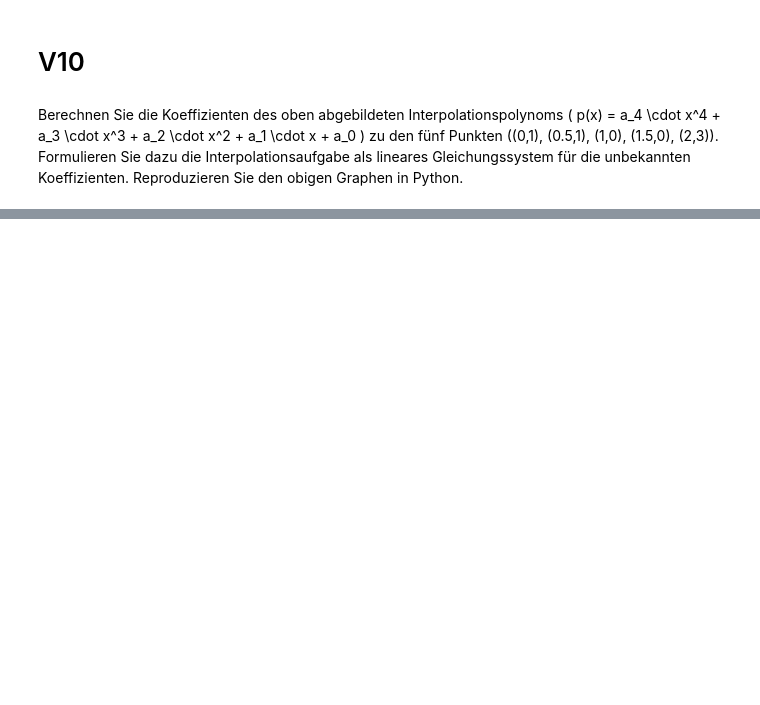
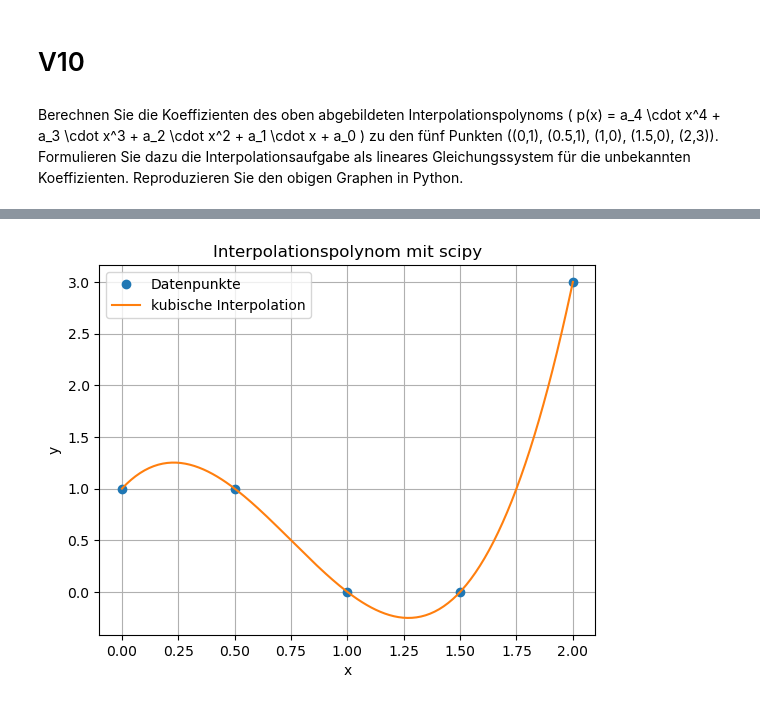
Before and after one commit to Sunkarr/ZHAW, a Jupyter notebook: Semester 4/Numerik/W10/V10.ipynb, the cells around one changed output, grey strips where cells are left out. Cells and saved outputs as stored; diff of their text form; code cells hidden in the pictures; blank space fills up the shorter version.

```diff
--- a/Semester 4/Numerik/W10/V10.ipynb
+++ b/Semester 4/Numerik/W10/V10.ipynb
@@ -73,0 +101,16 @@ p(x) = -6.661338147750939e-16 + 2.6666666666666696 * x + -6.0000000000000036 * x
+# %%
+f = sp.interpolate.interp1d(x, y, kind='cubic')
+
+xx = np.linspace(0, 2, 200)
+yy = f(xx)
+
+plt.plot(x, y, 'o', label='Datenpunkte')
+plt.plot(xx, yy, '-', label='kubische Interpolation')
+plt.title('Interpolationspolynom mit scipy')
+plt.xlabel('x')
+plt.ylabel('y')
+plt.legend()
+plt.grid()
+plt.show()
+# %% [output]
+[figure, added]
```
Also changed, not shown: parts of 8 cells of this notebook, 16 other files.
